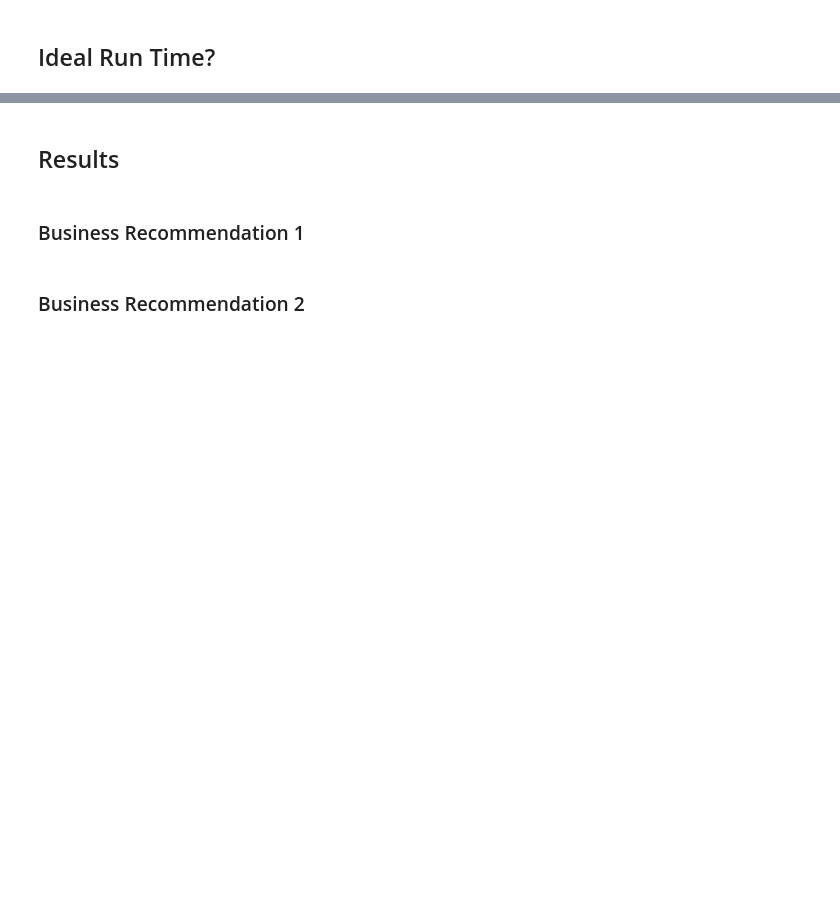
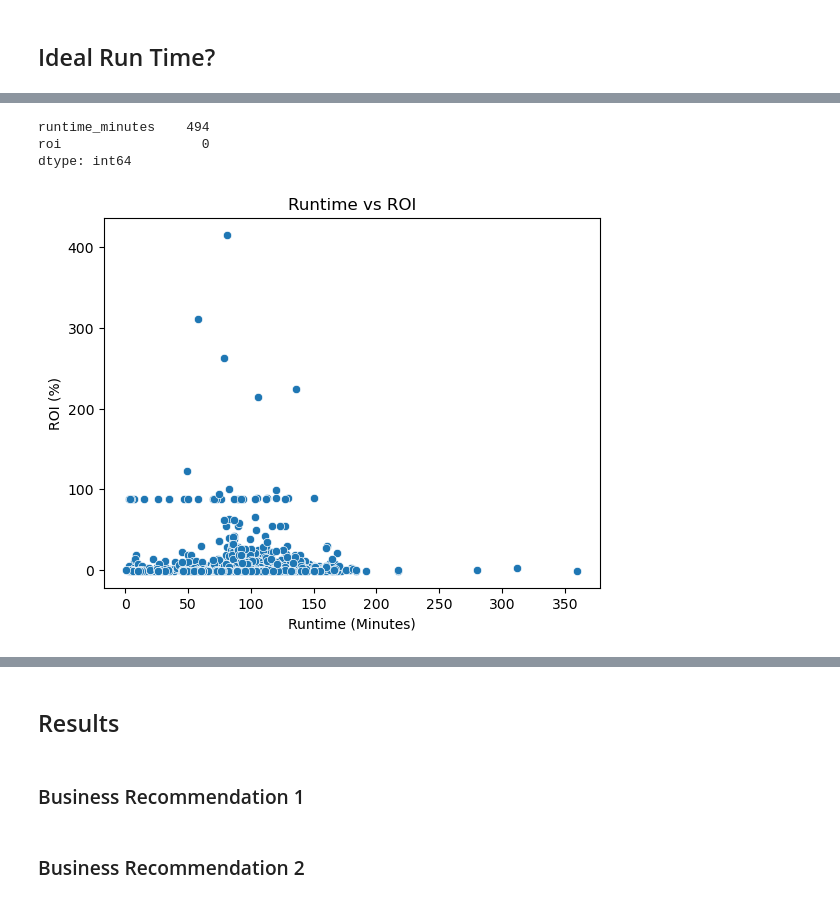
Before and after one commit to hannahdallas/movies, a Jupyter notebook: notebooks/final.ipynb, the cells around one changed output, grey strips where cells are left out. Cells and saved outputs as stored; diff of their text form; code cells hidden in the pictures; blank space fills up the shorter version.

```diff
--- a/notebooks/final.ipynb
+++ b/notebooks/final.ipynb
@@ -214,0 +239,3 @@ plt.show()
+# %%
+#Create data frame of just relevant columns
+runtime_analysis=movies_summary[['runtime_minutes','roi']]
@@ -214,0 +271,22 @@ plt.show()
+# %%
+#Check for nulls
+runtime_analysis.isna().sum()
+# %% [output]
+runtime_minutes    494
+roi                  0
+dtype: int64
+# %%
+#Drop nulls
+runtime_analysis=runtime_analysis.dropna()
+# %%
+#Remove % and convert roi to float
+runtime_analysis.loc[:, 'roi'] = runtime_analysis['roi'].astype(str).str.replace(',', '').str.replace('%', '').astype(float)/100
+# %%
+#Plot
+sns.scatterplot(x='runtime_minutes', y='roi', data=runtime_analysis)
+plt.title('Runtime vs ROI')
+plt.xlabel('Runtime (Minutes)')
+plt.ylabel('ROI (%)')
+plt.show()
+# %% [output]
+[figure, added]
```
Also changed, not shown: parts of 33 cells of this notebook.
